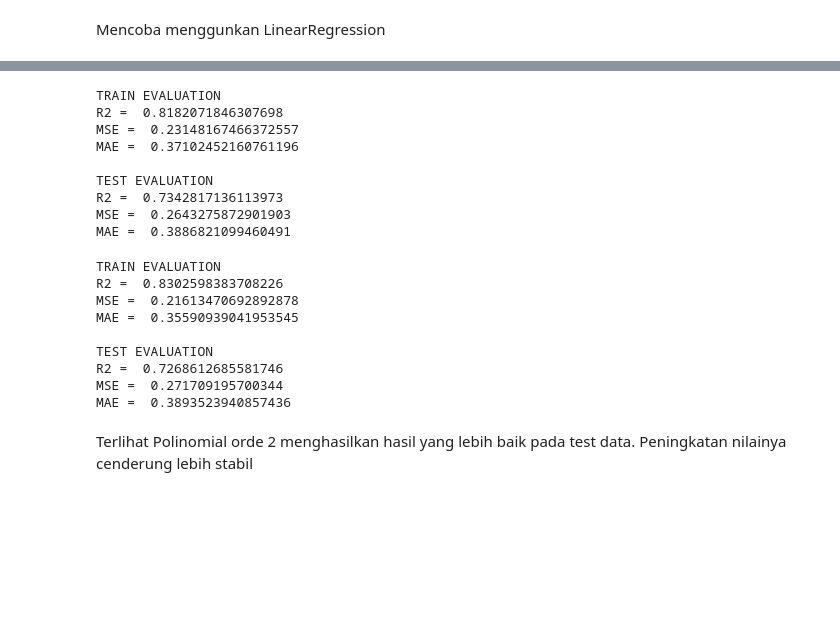
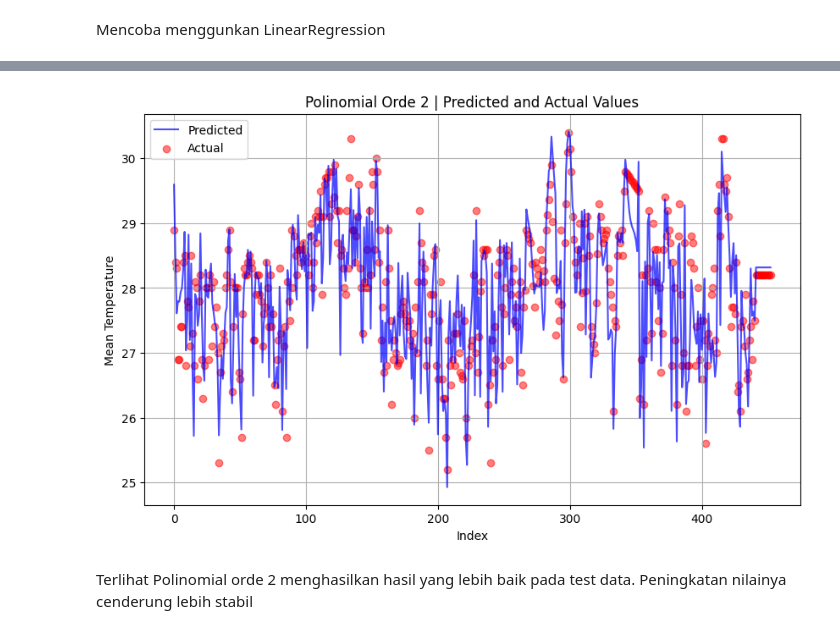
Before and after one commit to mie-intel/AI-WSM, a Jupyter notebook: A.ipynb, the cells around one changed output, grey strips where cells are left out. Cells and saved outputs as stored; diff of their text form; code cells hidden in the pictures; blank space fills up the shorter version.

```diff
--- a/A.ipynb
+++ b/A.ipynb
@@ -314,53 +396,17 @@ MAE =  0.3940405875211505
-# %%
-# model = SinusoidalRegression(max_freq=50)
-model = PolynomialRegression()
-model.fit(X_train, y_train, 2)
-evaluation = model.evaluate_all(X_train, y_train)
-print("TRAIN EVALUATION")
-print("R2 = ", evaluation['R2'])
-print("MSE = ", evaluation['MSE'])
-print("MAE = ", evaluation['MAE'])
-print()
-evaluation = model.evaluate_all(X_test, y_test)
-print("TEST EVALUATION")
-print("R2 = ", evaluation['R2'])
-print("MSE = ", evaluation['MSE'])
-print("MAE = ", evaluation['MAE'])
-# %% [output]
-TRAIN EVALUATION
-R2 =  0.8182071846307698
-MSE =  0.23148167466372557
-MAE =  0.37102452160761196
-
-TEST EVALUATION
-R2 =  0.7342817136113973
-MSE =  0.2643275872901903
-MAE =  0.3886821099460491
-# %%
-# model = SinusoidalRegression(max_freq=50)
-model = PolynomialRegression()
-model.fit(X_train, y_train, 3)
-evaluation = model.evaluate_all(X_train, y_train)
-print("TRAIN EVALUATION")
-print("R2 = ", evaluation['R2'])
-print("MSE = ", evaluation['MSE'])
-print("MAE = ", evaluation['MAE'])
-print()
-evaluation = model.evaluate_all(X_test, y_test)
-print("TEST EVALUATION")
-print("R2 = ", evaluation['R2'])
-print("MSE = ", evaluation['MSE'])
-print("MAE = ", evaluation['MAE'])
-# %% [output]
-TRAIN EVALUATION
-R2 =  0.8302598383708226
-MSE =  0.21613470692892878
-MAE =  0.35590939041953545
-
-TEST EVALUATION
-R2 =  0.7268612685581746
-MSE =  0.271709195700344
-MAE =  0.3893523940857436
+# %%
+y_pred = model.getAllPrediction(X_test)
+idx = [i for i in range(len(X_test))]  # Select every 100th index for plotting
+plt.figure(figsize=(10, 6))
+plt.plot(idx, y_pred, label="Predicted", color="blue", alpha=0.7)
+plt.scatter(idx, y_test, label="Actual", color="red", alpha=0.5)
+plt.title("Polinomial Orde 2 | Predicted and Actual Values")
+plt.xlabel("Index")
+plt.ylabel("Mean Temperature")
+plt.legend()
+plt.grid()
+plt.show()
+# %% [output]
+[figure, added]
 # %% [markdown]
 Terlihat Polinomial orde 2 menghasilkan hasil yang lebih baik pada test data. Peningkatan nilainya cenderung lebih stabil
 # %%
```
Also changed, not shown: parts of 12 cells of this notebook, 1 other file.
